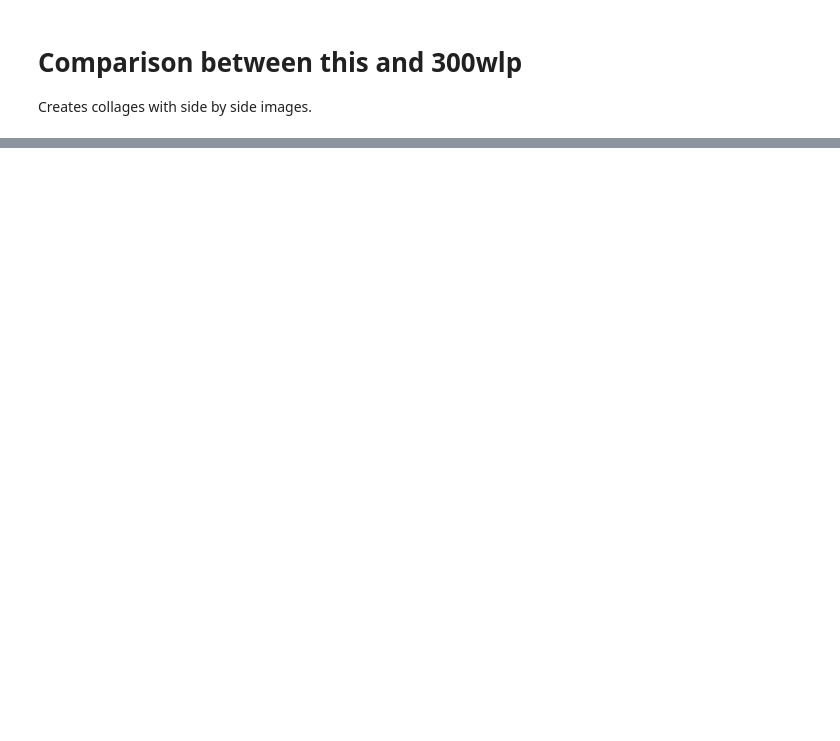
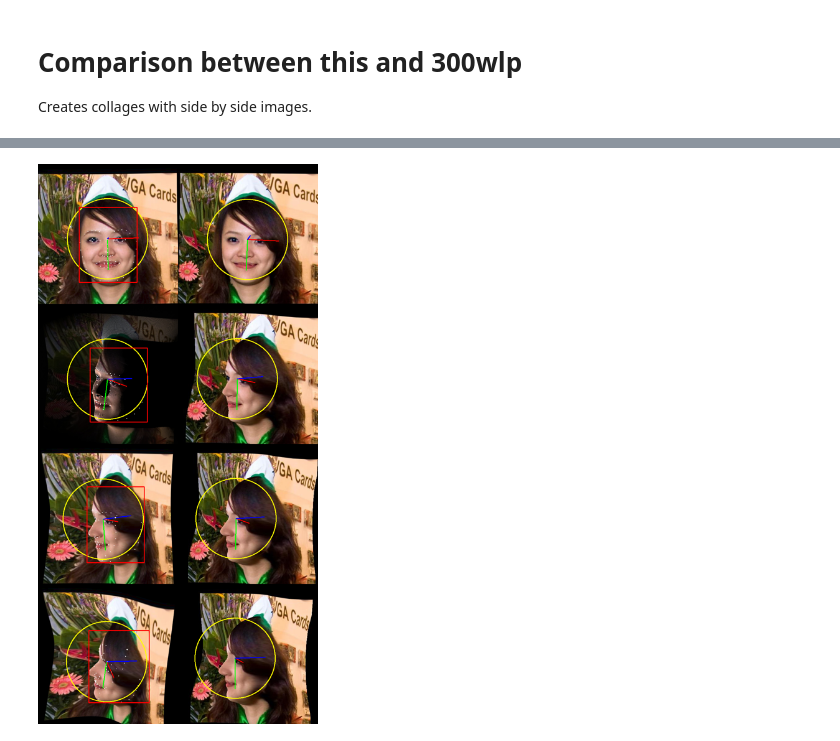
Before and after one commit to DaWelter/face-3d-rotation-augmentation, a Jupyter notebook: compare.ipynb, the cells around one changed output, grey strips where cells are left out. Drawn from its saved outputs; the diff is of its cells as text; code cells hidden in the pictures; blank space fills up the shorter version.

```diff
--- a/compare.ipynb
+++ b/compare.ipynb
@@ -65,0 +66,4 @@ display(generate_collage(1000, 4, 2))
+# %%
+display(generate_collage(1, 4, 2))
+# %% [output]
+[figure, added]
```
Also changed, not shown: parts of 5 cells of this notebook, 1 other file.
